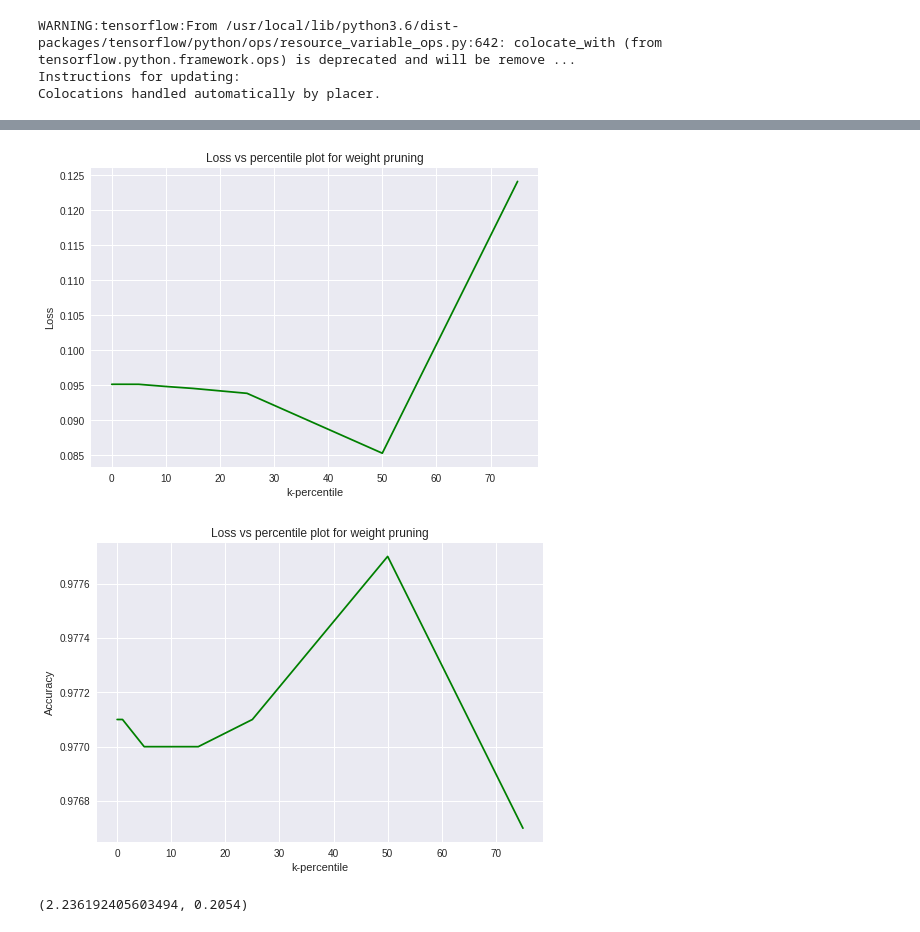
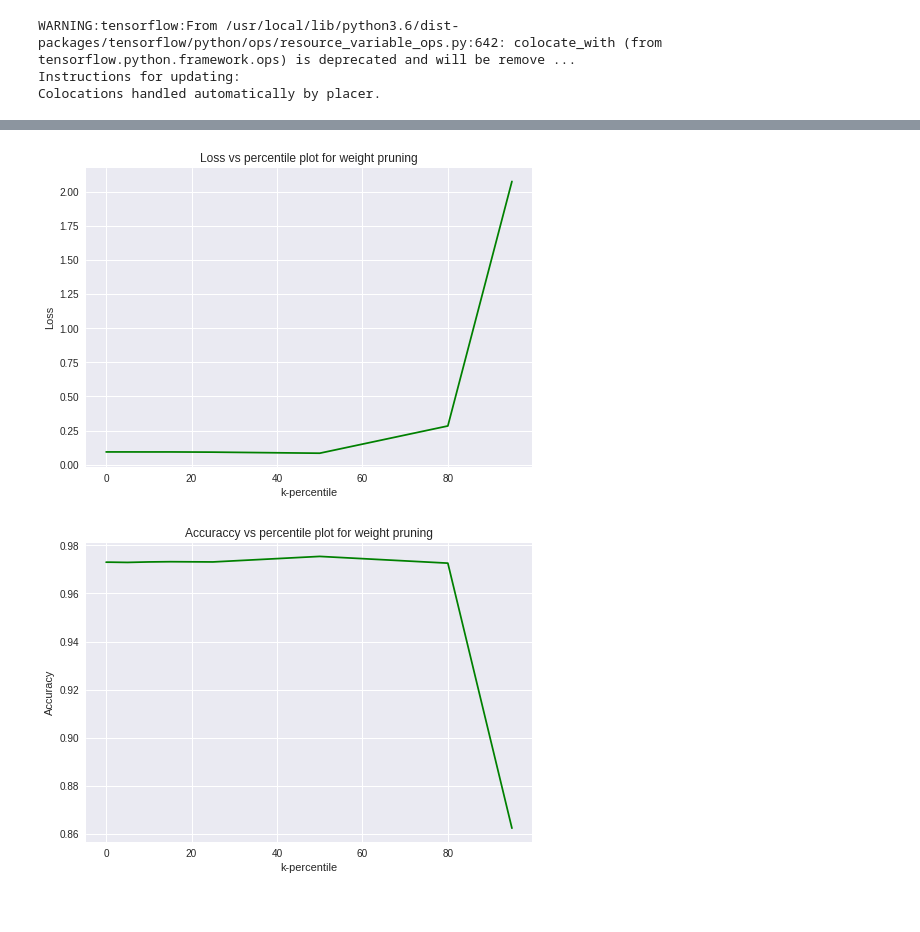
Before and after one commit to Snehal-Reddy/NeuralNetPruning, a Jupyter notebook: UnitAndWeightBasedPruning.ipynb, the cells around one changed output, grey strips where cells are left out. Cells and saved outputs as stored; diff of their text form; code cells hidden in the pictures.

```diff
--- a/UnitAndWeightBasedPruning.ipynb
+++ b/UnitAndWeightBasedPruning.ipynb
@@ -126,11 +116,3 @@ axes[1].plot(train_accuracy_results);
         epoch_accuracy(tf.argmax(outputs, axis=1, output_type=tf.int64), y)
     result = epoch_loss_avg.result().numpy(), epoch_accuracy.result().numpy()
     return result
-# %%
-for i, weights in enumerate(naive_model.trainable_weights):
-    plt.figure(1, figsize=(10,20),facecolor = 'white',edgecolor = 'r')
-    plt.subplot(3,2,i+1)
-    plt.tight_layout()
-    plt.title("Weight of Layer {}".format(i+1))
-    plt.hist(weights.numpy().reshape(-1), bins=200)
-    plt.xlim(-0.6, 0.3);
@@ -139,6 +119,6 @@ for i, weights in enumerate(naive_model.trainable_weights):
 # %%
 import time
-list_percentile = [0,1,5,10,15,25,50,75]
+list_percentile = [0,1,5,10,15,25,50,80,95]
 # %%
 class NewModel():
     def __init__(self, sparsify=True):
@@ -171,20 +146,18 @@ class NewModel():
             dense_x = tf.transpose(dense_x) # X == (X^T)^T
         return dense_x
 # %%
-def weights_zero(dense_model, percentile, sparsify=True):
-    sparse_model = NewModel(sparsify)
+def weights_zero(model, percentile, sparsify=True):
+    new_model = NewModel(sparsify)
 
-    for i_layer, weights in enumerate(dense_model.trainable_weights):
+    for num_layer, weights in enumerate(model.trainable_weights):
         weights_np = weights.numpy()
+        if num_layer < len(model.trainable_weights)-1:
+            all_greater = np.abs(weights_np) < np.percentile(np.abs(weights_np), percentile)
+            weights_np[all_greater] = 0
 
-        if i_layer < len(dense_model.trainable_weights)-1:
-            critical_value = np.percentile(np.abs(weights_np), percentile)
-            zero_mask = np.abs(weights_np) < critical_value
-            weights_np[zero_mask] = 0
+        new_model.add_layer(tf.convert_to_tensor(weights_np))
 
-        sparse_model.add_layer(tf.convert_to_tensor(weights_np))
-
-    return sparse_model
+    return new_model
 # %%
 test_losses = []
 test_accuracies = []
@@ -226,15 +200,15 @@ plt.ylabel('Loss')
 plt.title('Loss vs percentile plot for weight pruning')
 plt.show()
 # %% [output]
-[figure, old version]
+[figure, new version]
 # %%
 plt.plot(list_percentile, test_accuracies, color='g')
 plt.xlabel('k-percentile')
 plt.ylabel('Accuracy')
-plt.title('Loss vs percentile plot for weight pruning')
+plt.title('Accuraccy vs percentile plot for weight pruning')
 plt.show()
 # %% [output]
-[figure, old version]
+[figure, new version]
 # %%
 ###########################################################################################################################################
 # %%
@@ -261,8 +235,6 @@ def neuron_prune(model, percentile):
         new_layer.set_weights([wts_np])
 
     return new_model
-# %% [output]
-(2.236192405603494, 0.2054)
 # %%
 neuron_test_losses = []
 neuron_test_accuracies = []
```
Also changed, not shown: parts of 11 cells of this notebook.
